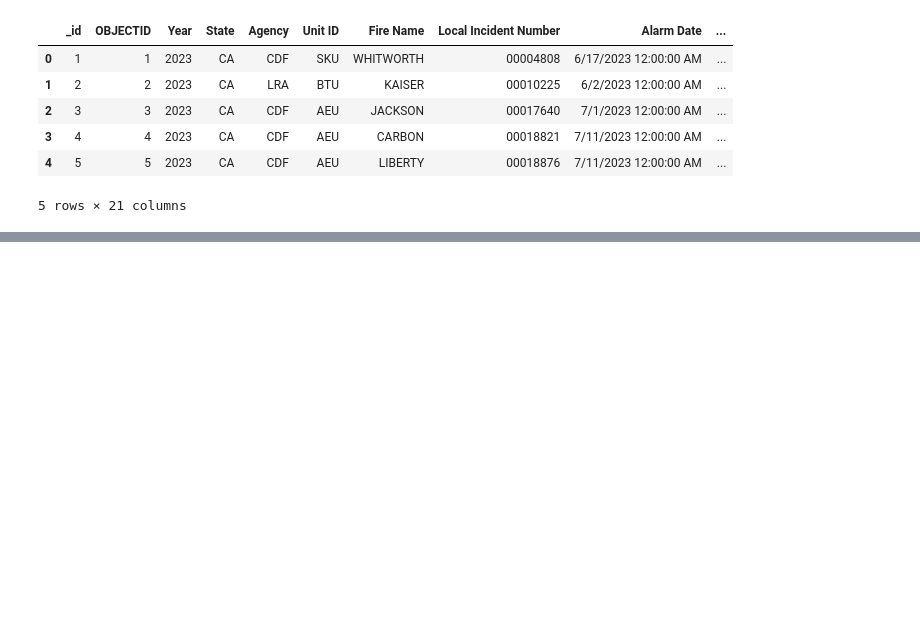
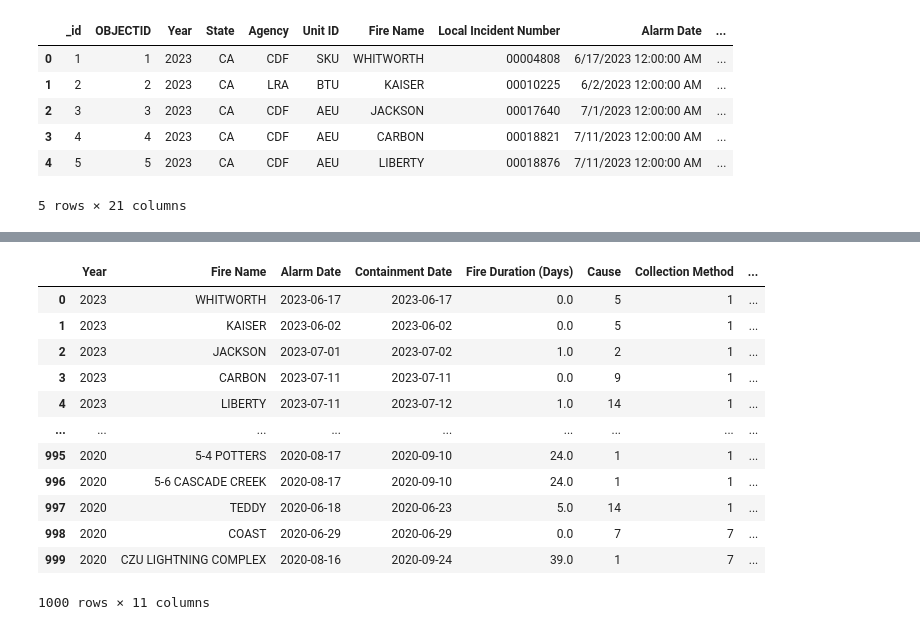
Before and after one commit to epsilonite/pandas-project, a Jupyter notebook: jenny-folder/CA-Wildfire-JJ2.ipynb, the cells around one changed output, grey strips where cells are left out. Drawn from its saved outputs; the diff is of its cells as text; code cells hidden in the pictures; blank space fills up the shorter version.

```diff
--- a/jenny-folder/CA-Wildfire-JJ2.ipynb
+++ b/jenny-folder/CA-Wildfire-JJ2.ipynb
@@ -41,23 +50,37 @@ df_reordered = renamed_df[new_order]
 # %%
 # Convert 'Alarm Date' and 'Containment Date' columns to datetime format
-df_reordered['Alarm Date'] = pd.to_datetime(df_reordered['Alarm Date'])
-df_reordered['Containment Date'] = pd.to_datetime(df_reordered['Containment Date'])
+renamed_df['Alarm Date'] = pd.to_datetime(renamed_df['Alarm Date'])
+renamed_df['Containment Date'] = pd.to_datetime(renamed_df['Containment Date'])
 
 # Extract date part only
-df_reordered['Alarm Date'] = df_reordered['Alarm Date'].dt.date
-df_reordered['Containment Date'] = df_reordered['Containment Date'].dt.date
+renamed_df['Alarm Date'] = renamed_df['Alarm Date'].dt.date
+renamed_df['Containment Date'] = renamed_df['Containment Date'].dt.date
 
 # Convert 'Alarm Date' and 'Containment Date' columns back to datetime format
-df_reordered['Alarm Date'] = pd.to_datetime(df_reordered['Alarm Date'])
-df_reordered['Containment Date'] = pd.to_datetime(df_reordered['Containment Date'])
+renamed_df['Alarm Date'] = pd.to_datetime(renamed_df['Alarm Date'])
+renamed_df['Containment Date'] = pd.to_datetime(renamed_df['Containment Date'])
 
 # Calculate duration in days and add as a new column
-df_reordered['Fire Duration (Days)'] = (df_reordered['Containment Date'] - df_reordered['Alarm Date']).dt.days
+renamed_df['Fire Duration (Days)'] = (renamed_df['Containment Date'] - renamed_df['Alarm Date']).dt.days
 
-new_order = ['Year', 'Fire Name', 'State', 'Alarm Date', 'Containment Date', 'Fire Duration (Days)', 'Cause',
-       'Collection Method', 'Management Objective', 'Acres', 'Comments',
-       'Complex Name', 'IRWIN ID', 'Fire Number (historical use)',
-       'Complex ID', 'Area', 'Perimeter', 'Local Incident Number', 'Agency', 'Unit ID', ]
+new_order = ['Year', 'Fire Name', 'Alarm Date', 'Containment Date', 'Fire Duration (Days)', 'Cause',
+             'Collection Method', 'Management Objective', 'Acres', 'Area',
+             'Perimeter']
 
-df_reordered = df_reordered[new_order]
+df_reordered = renamed_df[new_order]
+df_reordered
+# %% [output]
+|  | Year | Fire Name | Alarm Date | Containment Date | Fire Duration (Days) | Cause | Collection Method | ... |
+| 0 | 2023 | WHITWORTH | 2023-06-17 | 2023-06-17 | 0.0 | 5 | 1 | ... |
+| 1 | 2023 | KAISER | 2023-06-02 | 2023-06-02 | 0.0 | 5 | 1 | ... |
+| 2 | 2023 | JACKSON | 2023-07-01 | 2023-07-02 | 1.0 | 2 | 1 | ... |
+| 3 | 2023 | CARBON | 2023-07-11 | 2023-07-11 | 0.0 | 9 | 1 | ... |
+| 4 | 2023 | LIBERTY | 2023-07-11 | 2023-07-12 | 1.0 | 14 | 1 | ... |
+| ... | ... | ... | ... | ... | ... | ... | ... | ... |
+| 995 | 2020 | 5-4 POTTERS | 2020-08-17 | 2020-09-10 | 24.0 | 1 | 1 | ... |
+| 996 | 2020 | 5-6 CASCADE CREEK | 2020-08-17 | 2020-09-10 | 24.0 | 1 | 1 | ... |
+| 997 | 2020 | TEDDY | 2020-06-18 | 2020-06-23 | 5.0 | 14 | 1 | ... |
+| 998 | 2020 | COAST | 2020-06-29 | 2020-06-29 | 0.0 | 7 | 7 | ... |
+| 999 | 2020 | CZU LIGHTNING COMPLEX | 2020-08-16 | 2020-09-24 | 39.0 | 1 | 7 | ... |
+1000 rows × 11 columns
 # %%
```
Also changed, not shown: parts of 16 cells of this notebook.
